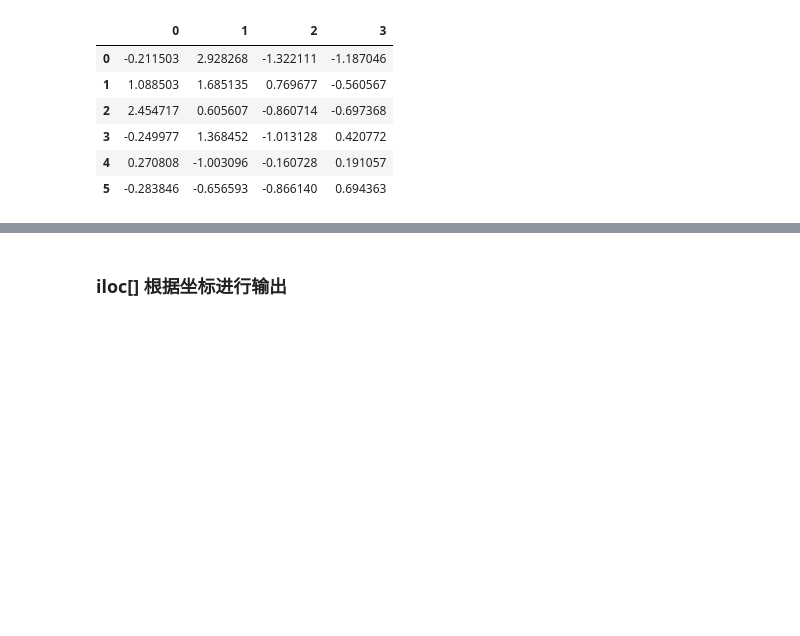
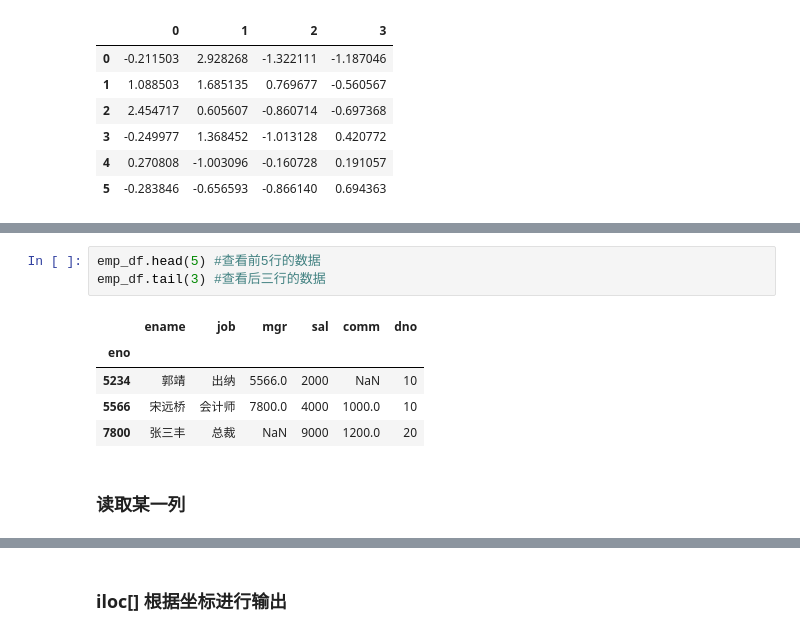
Before and after one commit to betterlmy/LearningPython, a Jupyter notebook: Python数据处理/Pandas库-DataFrame类.ipynb, the cells around one changed output, grey strips where cells are left out. Saved outputs shown, nothing was run; the diff lists cells and outputs as text; blank space fills up the shorter version.

```diff
--- a/Python数据处理/Pandas库-DataFrame类.ipynb
+++ b/Python数据处理/Pandas库-DataFrame类.ipynb
@@ -55,0 +128,11 @@ Freq: D, Name: 随机的1, dtype: float64
+# %%
+emp_df.head(5) #查看前5行的数据
+emp_df.tail(3) #查看后三行的数据
+# %% [output]
+|  | ename | job | mgr | sal | comm | dno |
+| eno |  |  |  |  |  |  |
+| 5234 | 郭靖 | 出纳 | 5566.0 | 2000 | NaN | 10 |
+| 5566 | 宋远桥 | 会计师 | 7800.0 | 4000 | 1000.0 | 10 |
+| 7800 | 张三丰 | 总裁 | NaN | 9000 | 1200.0 | 20 |
+# %% [markdown]
+### 读取某一列
```
Also changed, not shown: parts of 64 cells of this notebook, 7 other files.
